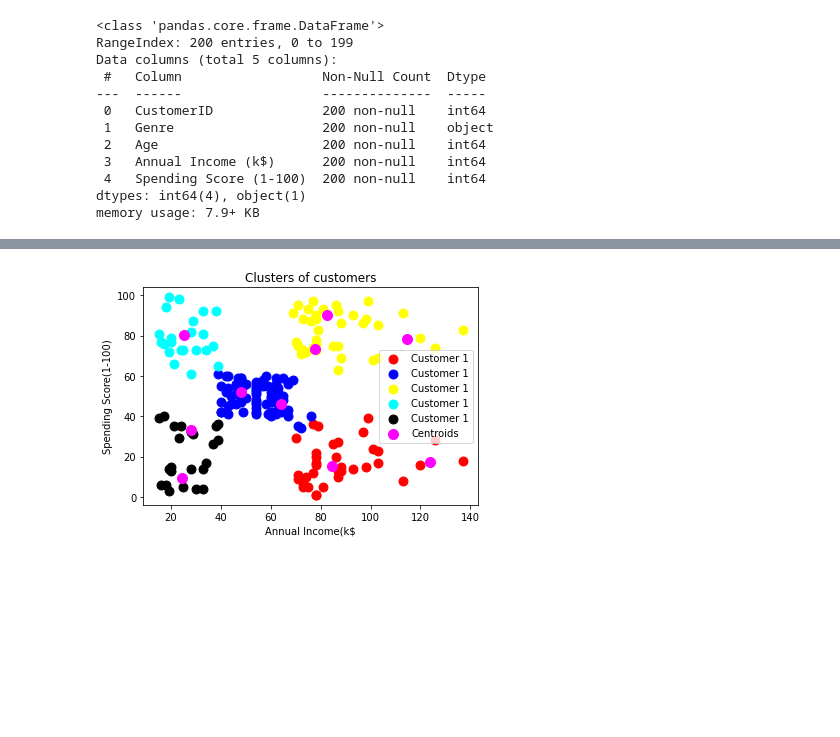
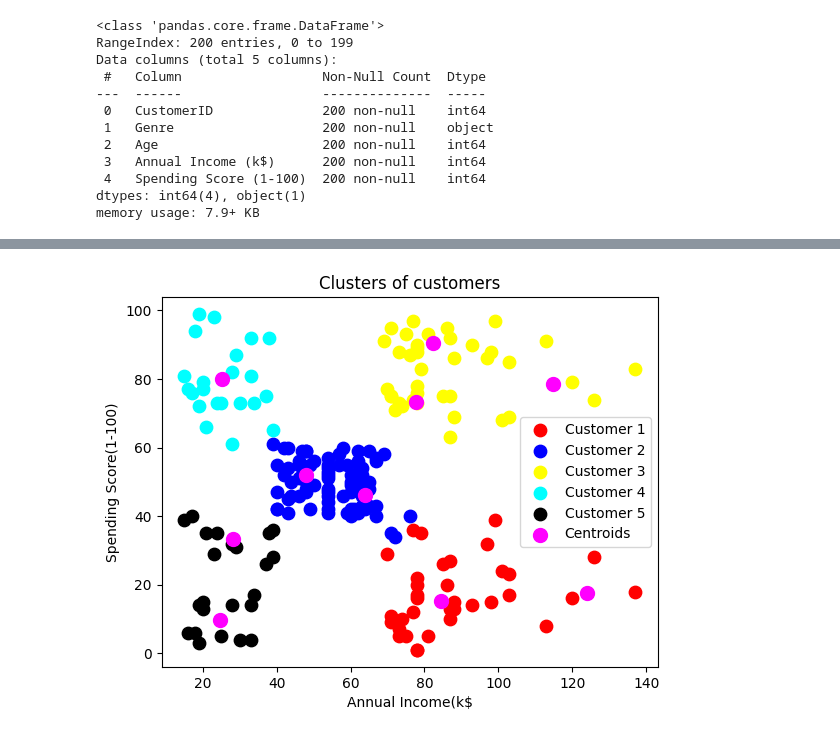
Before and after one commit to it21053528/Machine-learning, a Jupyter notebook: Mall Customer Clustering/Mall Customer Clustering.ipynb, the cells around one changed output, grey strips where cells are left out. Cells and saved outputs as stored; diff of their text form; code cells hidden in the pictures; blank space fills up the shorter version.

```diff
--- a/Mall Customer Clustering/Mall Customer Clustering.ipynb
+++ b/Mall Customer Clustering/Mall Customer Clustering.ipynb
@@ -82,16 +82,16 @@ kmeansModel = KMeans(n_clusters=5, init='k-means++', random_state=0)
 y_kmeans = kmeansModel.fit_predict(X)
 # %%
 plt.scatter(X[y_kmeans==0,0], X[y_kmeans==0,1], s=80, c="red", label='Customer 1')
-plt.scatter(X[y_kmeans==1,0], X[y_kmeans==1,1], s=80, c="blue", label='Customer 1')
-plt.scatter(X[y_kmeans==2,0], X[y_kmeans==2,1], s=80, c="yellow", label='Customer 1')
-plt.scatter(X[y_kmeans==3,0], X[y_kmeans==3,1], s=80, c="cyan", label='Customer 1')
-plt.scatter(X[y_kmeans==4,0], X[y_kmeans==4,1], s=80, c="black", label='Customer 1')
+plt.scatter(X[y_kmeans==1,0], X[y_kmeans==1,1], s=80, c="blue", label='Customer 2')
+plt.scatter(X[y_kmeans==2,0], X[y_kmeans==2,1], s=80, c="yellow", label='Customer 3')
+plt.scatter(X[y_kmeans==3,0], X[y_kmeans==3,1], s=80, c="cyan", label='Customer 4')
+plt.scatter(X[y_kmeans==4,0], X[y_kmeans==4,1], s=80, c="black", label='Customer 5')
 
 plt.scatter(kmeans.cluster_centers_[:,0], kmeans.cluster_centers_[:,1], s=100, c='magenta', label='Centroids')
 plt.title('Clusters of customers')
 plt.xlabel('Annual Income(k$')
 plt.ylabel('Spending Score(1-100)')
 plt.legend()
 plt.show()
 # %% [output]
-[figure, old version]
+[figure, new version]
```
Also changed, not shown: parts of 1 cell of this notebook, 2 other files.
